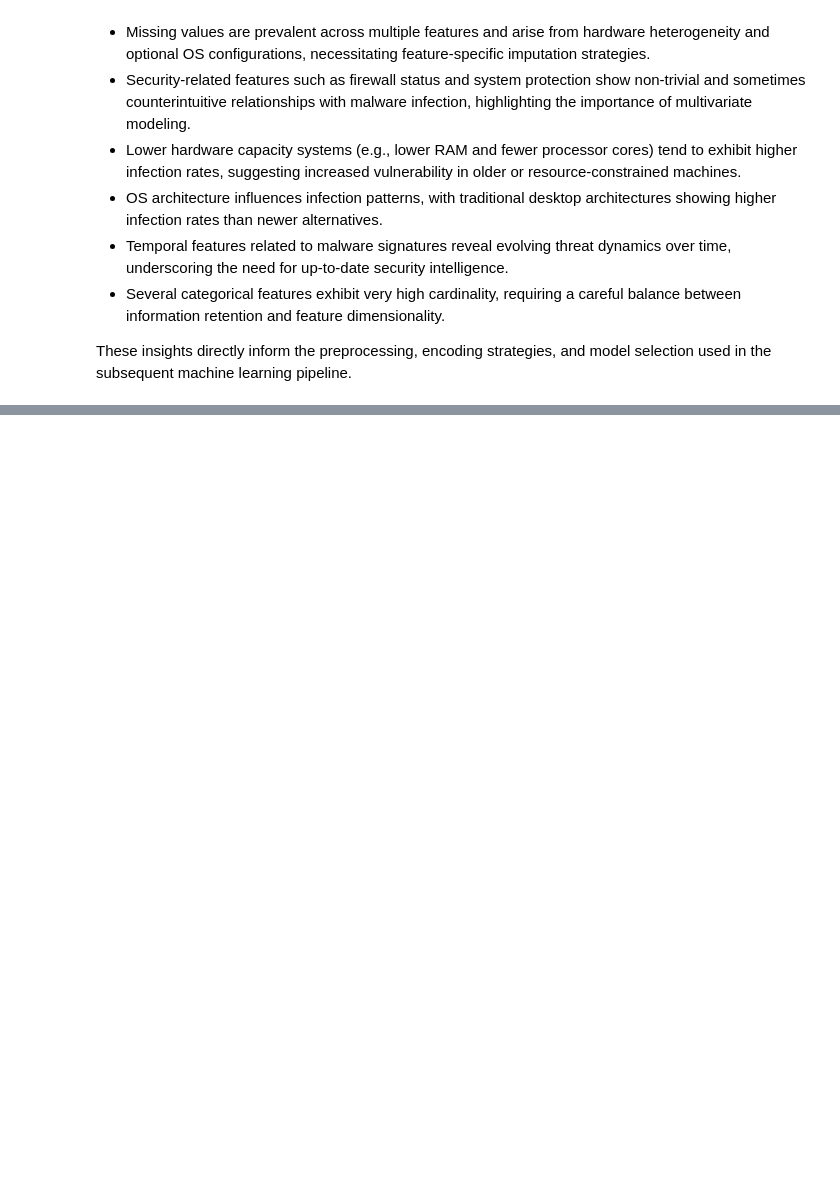
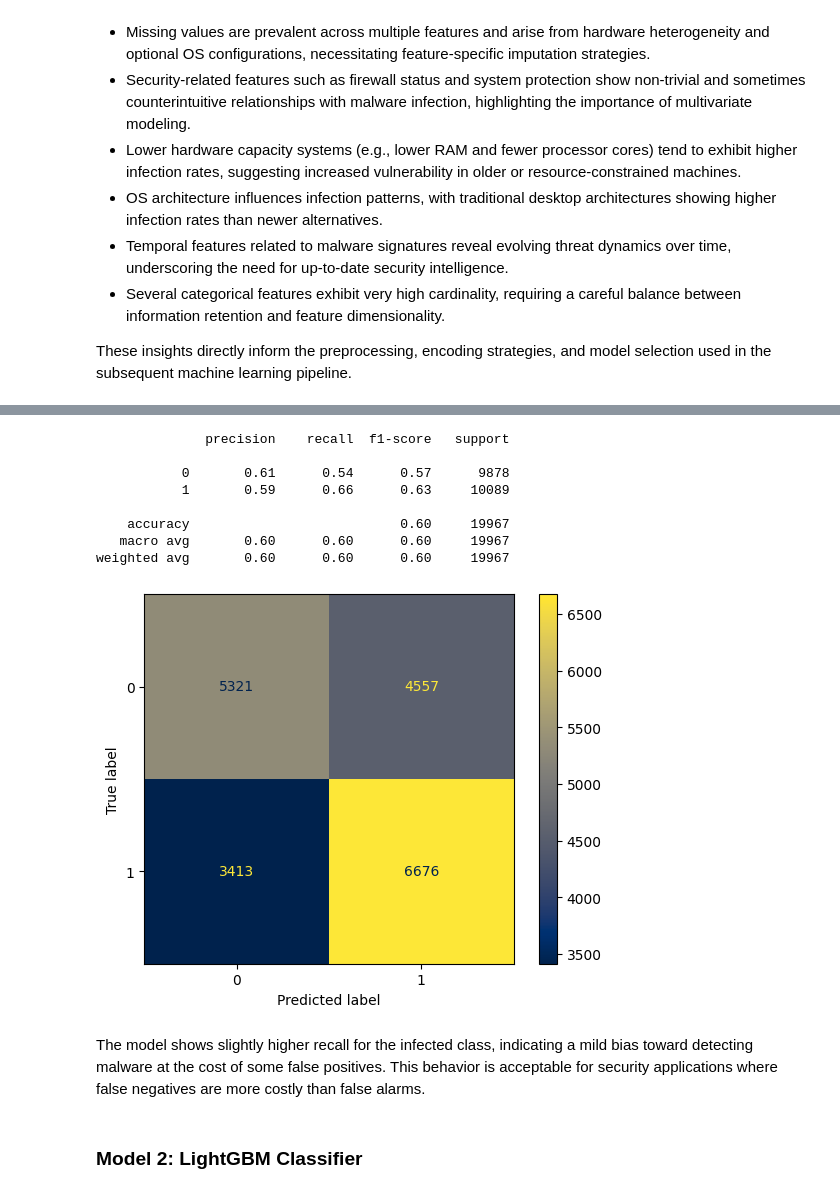
Before and after one commit to Sreenivasan05/System-Threat-Forecaster, a Jupyter notebook: Notebook.ipynb, the cells around one changed output, grey strips where cells are left out. Cells and saved outputs as stored; diff of their text form; code cells hidden in the pictures; blank space fills up the shorter version.

```diff
--- a/Notebook.ipynb
+++ b/Notebook.ipynb
@@ -401,0 +499,15 @@ Index(['MachineID', 'ProductName', 'EngineVersion', 'AppVersion',
+# %%
+target = train_df["target"].values
+train_df = train_df.drop(columns=["target"])
+
+
+preprocessor = ColumnTransformer([
+    ("only_scaling",StandardScaler(),only_scaling_columns),
+    ("mean_imputing", mean_pipeline, mean_imputing_columns),
+    ("median_imputing", median_pipeline,median_imputing_columns),
+    ("onehot",onehot_pipeline,onehot_encoding_columns),
+    ("ordinal",ordinal_pipeline, ordinal_encoding_columns)
+])
+
+X_train_processed = preprocessor.fit_transform(train_df)
+X_test_processed = preprocessor.transform(test_df)
@@ -401,0 +524,5 @@ Index(['MachineID', 'ProductName', 'EngineVersion', 'AppVersion',
+# %%
+from sklearn.model_selection import train_test_split
+from sklearn.metrics import accuracy_score
+
+x_train, x_test, y_train, y_test = train_test_split(X_train_processed,target, random_state=42, test_size=0.2, stratify=target)
@@ -401,0 +531,9 @@ Index(['MachineID', 'ProductName', 'EngineVersion', 'AppVersion',
+# %%
+from sklearn.linear_model import LogisticRegression
+
+model = LogisticRegression(max_iter=10000, solver="liblinear", C=0.01)
+model.fit(x_train, y_train)
+y_pred_train = model.predict(x_train)
+print("training set:", accuracy_score(y_train, y_pred_train))
+y_pred_test = model.predict(x_test)
+print("testing set: ",accuracy_score(y_test, y_pred_test))
@@ -401,0 +552,27 @@ Index(['MachineID', 'ProductName', 'EngineVersion', 'AppVersion',
+# %%
+from sklearn.metrics import confusion_matrix, ConfusionMatrixDisplay, classification_report
+
+def report():
+    print(classification_report(y_test, y_pred_test))
+    cm = confusion_matrix(y_test, y_pred_test)
+    ConfusionMatrixDisplay(cm).plot(cmap="cividis")
+    plt.show()
+# %%
+report()
+# %% [output]
+              precision    recall  f1-score   support
+
+           0       0.61      0.54      0.57      9878
+           1       0.59      0.66      0.63     10089
+
+    accuracy                           0.60     19967
+   macro avg       0.60      0.60      0.60     19967
+weighted avg       0.60      0.60      0.60     19967
+[figure, added]
+# %% [markdown]
+The model shows slightly higher recall for the infected class, indicating a
+mild bias toward detecting malware at the cost of some false positives. This
+behavior is acceptable for security applications where false negatives are
+more costly than false alarms.
+# %% [markdown]
+### Model 2: LightGBM Classifier
```
Also changed, not shown: parts of 51 cells of this notebook, 1 other file.
